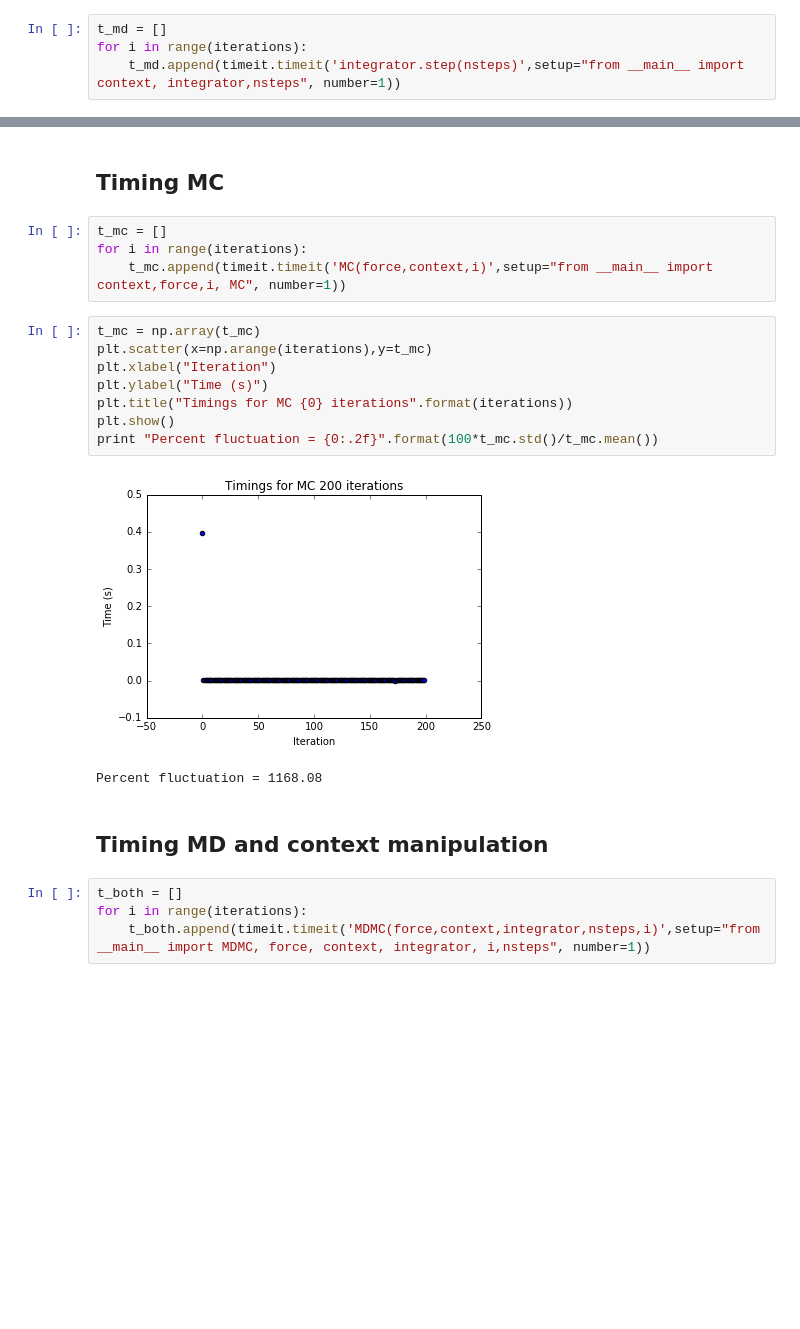
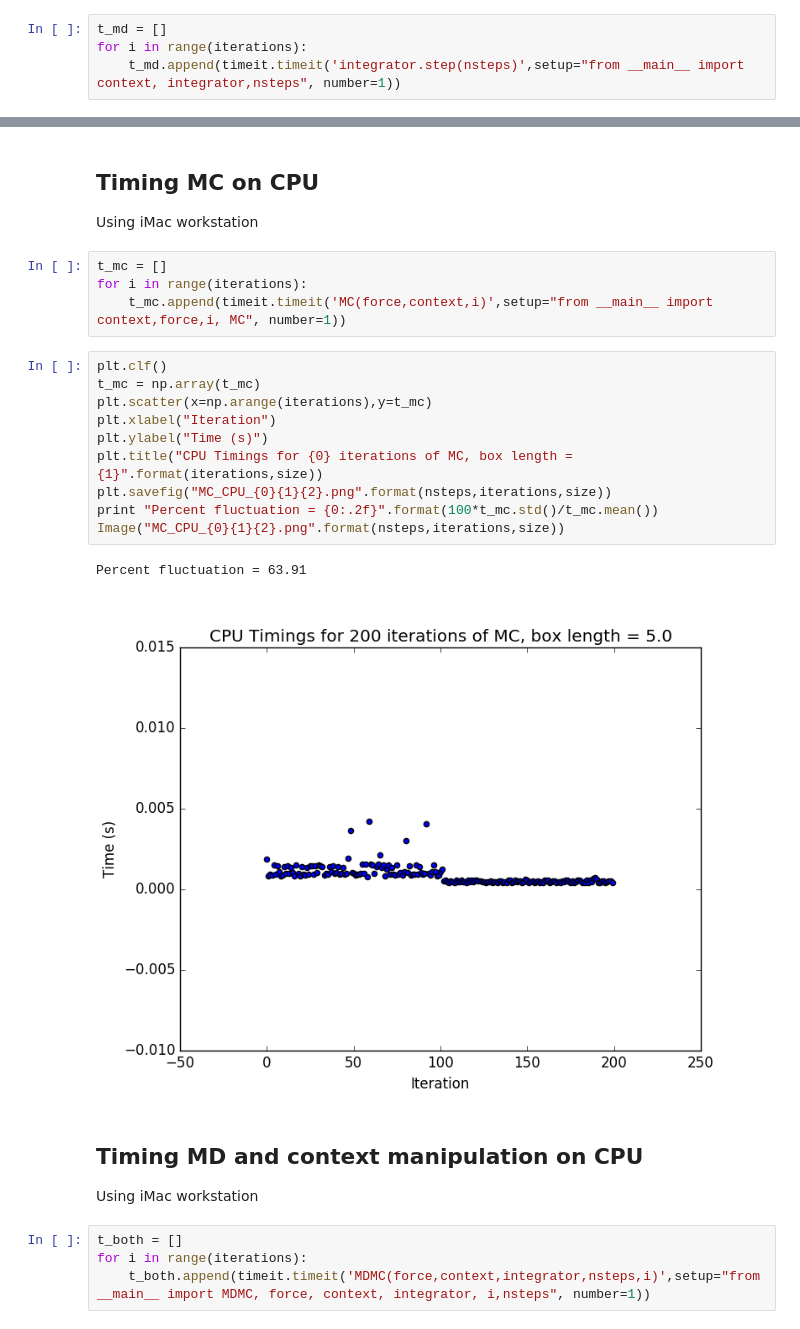
Before and after one commit to choderalab/saltswap, a Jupyter notebook: Analysis/Performance/MinimalTest/WaterSwitching.ipynb, the cells around one changed output, grey strips where cells are left out. Saved outputs shown, nothing was run; the diff lists cells and outputs as text; blank space fills up the shorter version.

```diff
--- a/Analysis/Performance/MinimalTest/WaterSwitching.ipynb
+++ b/Analysis/Performance/MinimalTest/WaterSwitching.ipynb
@@ -85,22 +91,26 @@ Percent fluctuation = 6.13
 # %% [markdown]
-## Timing MC
+## Timing MC on CPU
+Using iMac workstation
 # %%
 t_mc = []
 for i in range(iterations):
     t_mc.append(timeit.timeit('MC(force,context,i)',setup="from __main__ import context,force,i, MC", number=1))
 # %%
+plt.clf()
 t_mc = np.array(t_mc)
 plt.scatter(x=np.arange(iterations),y=t_mc)
 plt.xlabel("Iteration")
 plt.ylabel("Time (s)")
-plt.title("Timings for MC {0} iterations".format(iterations))
-plt.show()
+plt.title("CPU Timings for {0} iterations of MC, box length = {1}".format(iterations,size))
+plt.savefig("MC_CPU_{0}{1}{2}.png".format(nsteps,iterations,size))
 print "Percent fluctuation = {0:.2f}".format(100*t_mc.std()/t_mc.mean())
+Image("MC_CPU_{0}{1}{2}.png".format(nsteps,iterations,size))
 # %% [output]
+Percent fluctuation = 63.91
-[figure, old version]
+[figure, new version]
-Percent fluctuation = 1168.08
 # %% [markdown]
-## Timing MD and context manipulation
+## Timing MD and context manipulation on CPU
+Using iMac workstation
 # %%
 t_both = []
 for i in range(iterations):
```
Also changed, not shown: parts of 21 cells of this notebook, 3 other files.
